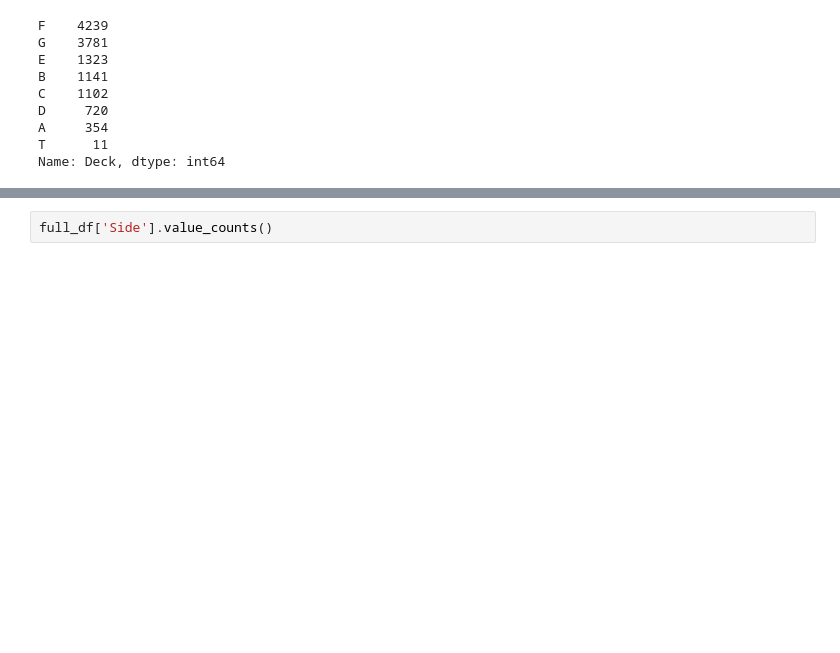
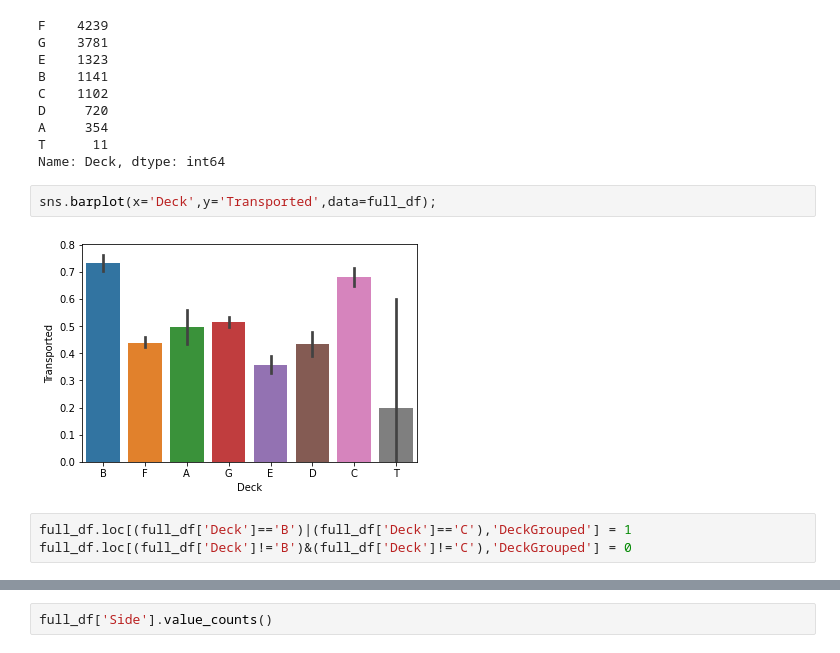
Before and after one commit to ahendricks2/Spaceship_Titanic, a Jupyter notebook: Main_Notebook.ipynb, the cells around one changed output, grey strips where cells are left out. Saved outputs shown, nothing was run; the diff lists cells and outputs as text; blank space fills up the shorter version.

```diff
--- a/Main_Notebook.ipynb
+++ b/Main_Notebook.ipynb
@@ -172,6 +172,13 @@ D     720
 A     354
 T      11
 Name: Deck, dtype: int64
+# %%
+sns.barplot(x='Deck',y='Transported',data=full_df);
+# %% [output]
+[figure, added]
+# %%
+full_df.loc[(full_df['Deck']=='B')|(full_df['Deck']=='C'),'DeckGrouped'] = 1
+full_df.loc[(full_df['Deck']!='B')&(full_df['Deck']!='C'),'DeckGrouped'] = 0
 # %%
 full_df['Room_Number'].value_counts()
 # %% [output]
```
Also changed, not shown: parts of 47 cells of this notebook.
